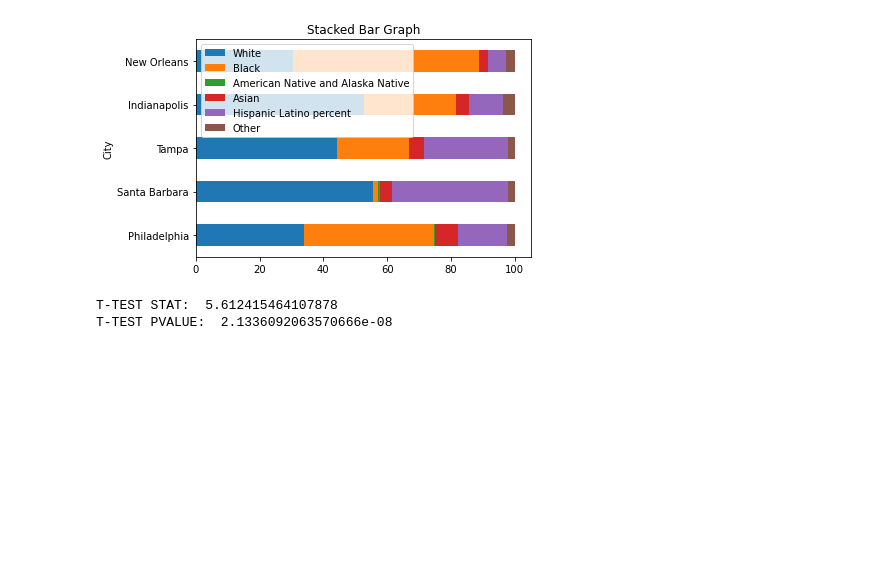
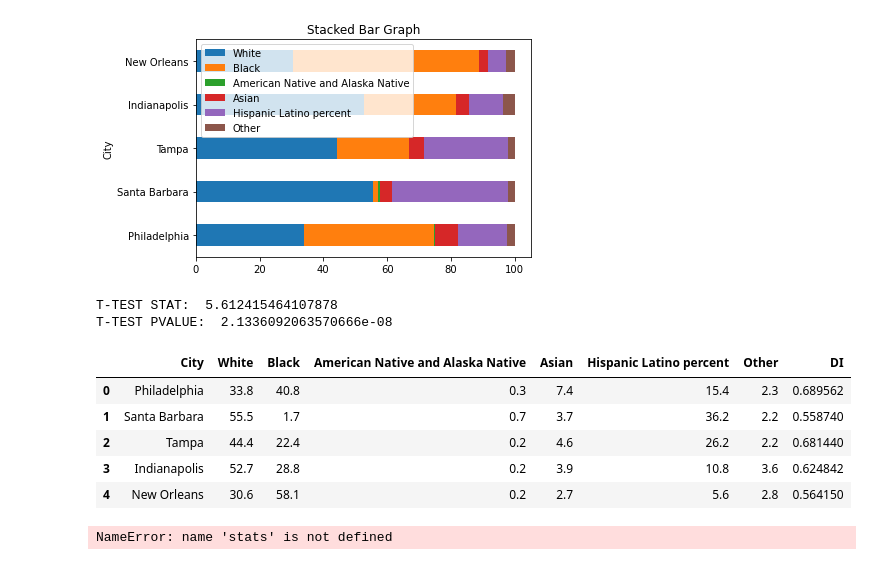
Before and after one commit to ptong2556/RestaurantReviewAnalyzer, a Jupyter notebook: basic_restaurant_analysis.ipynb, the cells around one changed output. Saved outputs shown, nothing was run; the diff lists cells and outputs as text; code cells hidden in the pictures; blank space fills up the shorter version.

```diff
--- a/basic_restaurant_analysis.ipynb
+++ b/basic_restaurant_analysis.ipynb
@@ -159,3 +134,62 @@ print("T-TEST PVALUE: ", p_value)
 # %% [output]
 T-TEST STAT:  5.612415464107878
 T-TEST PVALUE:  2.1336092063570666e-08
+# %%
+ethnicity_columns = ['White', 'Black', 'American Native and Alaska Native', 'Asian', 'Hispanic Latino percent', 'Other']
+
+# Calculate the Diversity Index for each row and add it as a new column 'DI'
+census_dataset['DI'] = 1 - census_dataset[ethnicity_columns].apply(lambda row: sum((row/100) ** 2), axis=1)
+
+
+census_dataset.head(5)
+# %% [output]
+|  | City | White | Black | American Native and Alaska Native | Asian | Hispanic Latino percent | Other | DI |
+| 0 | Philadelphia | 33.8 | 40.8 | 0.3 | 7.4 | 15.4 | 2.3 | 0.689562 |
+| 1 | Santa Barbara | 55.5 | 1.7 | 0.7 | 3.7 | 36.2 | 2.2 | 0.558740 |
+| 2 | Tampa | 44.4 | 22.4 | 0.2 | 4.6 | 26.2 | 2.2 | 0.681440 |
+| 3 | Indianapolis | 52.7 | 28.8 | 0.2 | 3.9 | 10.8 | 3.6 | 0.624842 |
+| 4 | New Orleans | 30.6 | 58.1 | 0.2 | 2.7 | 5.6 | 2.8 | 0.564150 |
+# %%
+cities = census_dataset['City']
+chinese_json = []
+not_chinese_json = []
+for each in cities:
+    chinese_json.append(each.replace(" ", "_").lower()+'_chinese_reviews.json')
+    not_chinese_json.append(each.replace(" ", "_").lower()+'_not_chinese_reviews.json')
+
+
+# nch_mean_stars = []
+# for nch in not_chinese_json:
+#     nch_mean_stars.append(statistics.mean(get_stars(nch)))
+# census_dataset['Mean Non-Chinese Stars'] = nch_stars
+
+# ch_mean_stars = []
+# for ch in chinese_json:
+#     ch_mean_stars.append(statistics.mean(get_stars(ch)))
+nch_mean_stars = []
+ch_mean_stars = []
+t_values = []
+p_values = []
+stars_city_dict = {}
+for i in range(0,5):
+    chinese_stars = get_stars(chinese_json[i])
+    non_chinese_stars = get_stars(not_chinese_json[i])
+    nch_mean_stars.append(statistics.mean(non_chinese_stars))
+    ch_mean_stars.append(statistics.mean(chinese_stars))
+    t_statistic, p_value = stats.ttest_ind(non_chinese_stars, chinese_stars)
+    t_values.append(t_statistic)
+    p_values.append(p_value)
+    stars_city_dict[cities[i]+" nch"] = non_chinese_stars
+    stars_city_dict[cities[i]+" ch"] = chinese_stars
+
+census_dataset['Mean Non-Chinese Stars'] = nch_mean_stars
+census_dataset['Mean Chinese Stars'] = ch_mean_stars
+
+census_dataset['T-test score'] = t_values
+
+census_dataset['P-val'] = p_values
+census_dataset.to_csv('city_di_star_processed.csv', index=False)
+
+census_dataset.head(5)
+# %% [output]
+NameError: name 'stats' is not defined
```
Also changed, not shown: parts of 21 cells of this notebook, 2 other files.
